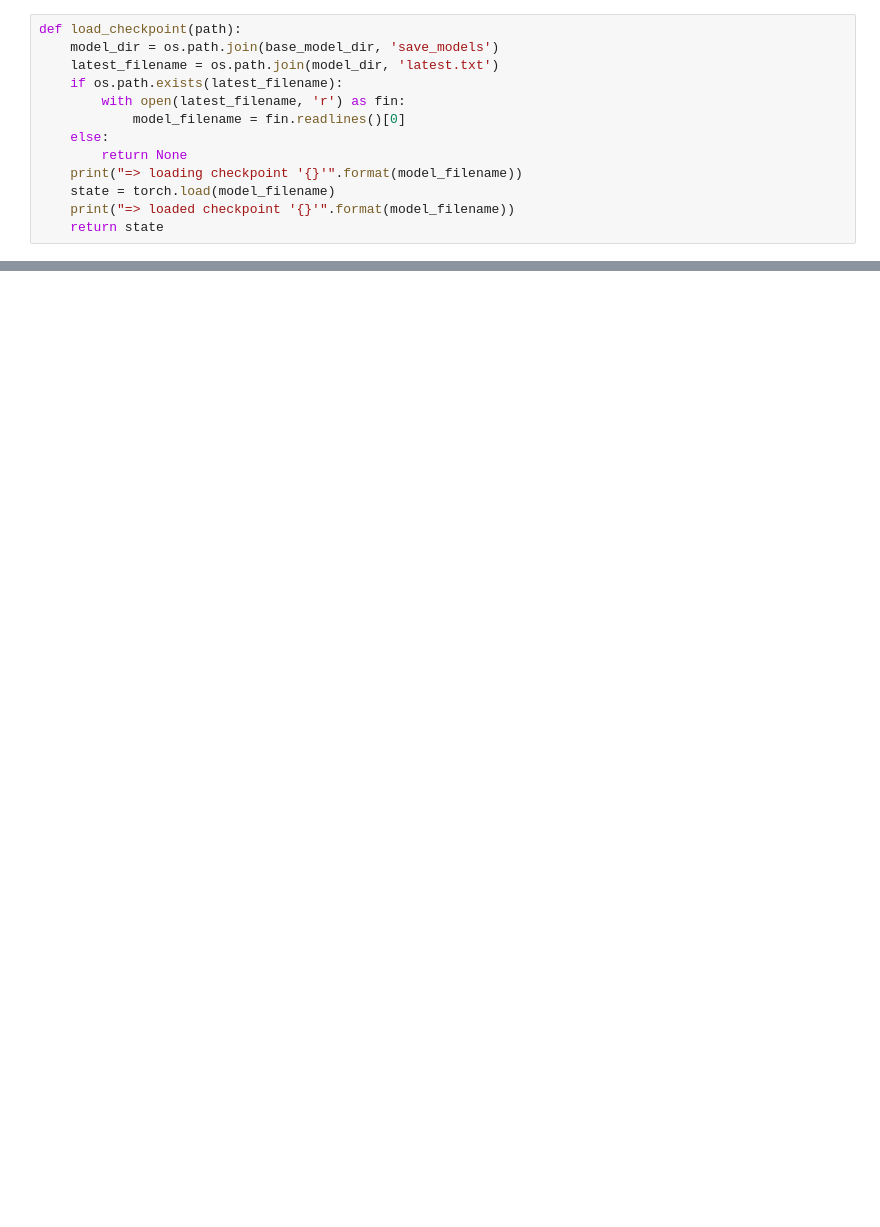
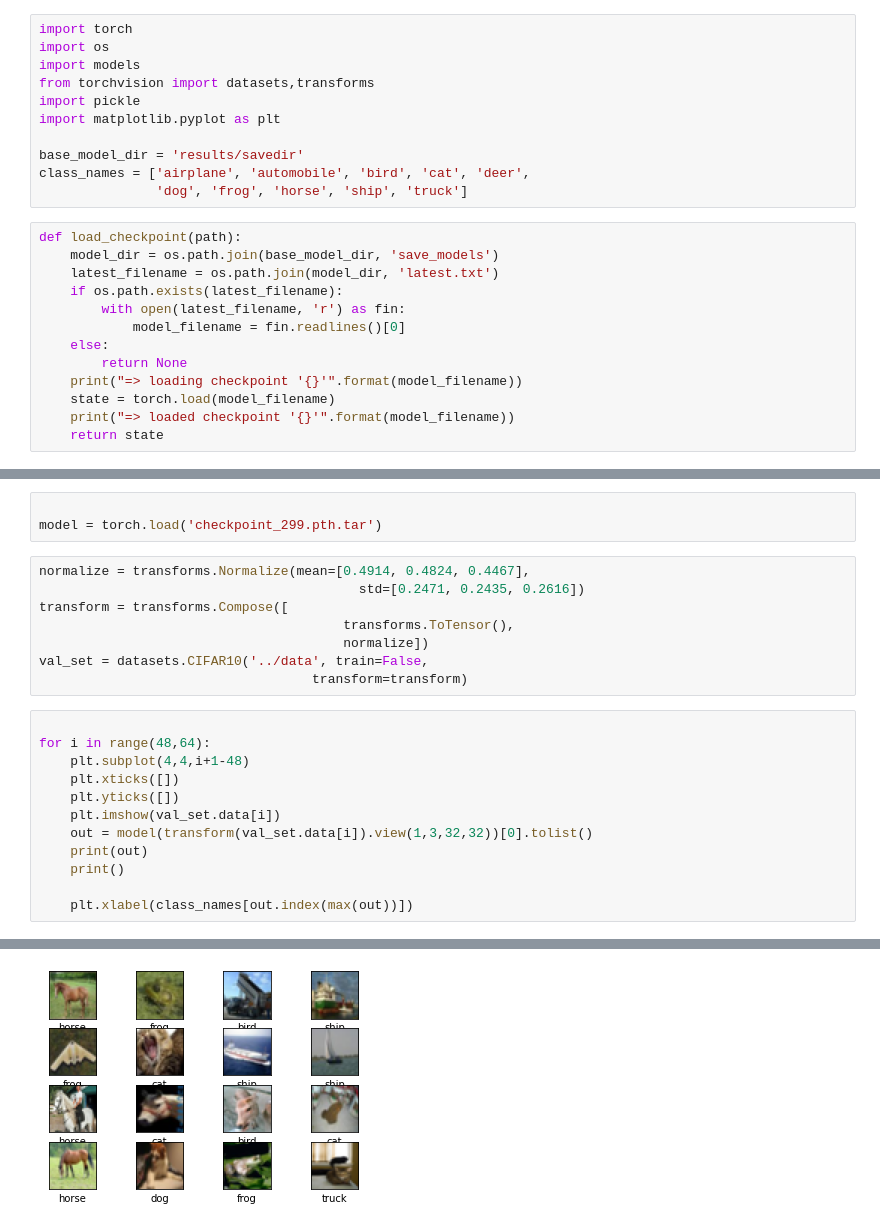
Before and after one commit to PCIHD/LDSCondenseNet, a Jupyter notebook: load_and_test.ipynb, the cells around one changed output, grey strips where cells are left out. Saved outputs shown, nothing was run; the diff lists cells and outputs as text; blank space fills up the shorter version.

Commit message:
Finished Model

```diff
--- a/load_and_test.ipynb
+++ b/load_and_test.ipynb
@@ -7,3 +1,14 @@ base_model_dir = 'results/savedir'
+# %%
+import torch
+import os
+import models
+from torchvision import datasets,transforms
+import pickle
+import matplotlib.pyplot as plt
+
+base_model_dir = 'results/savedir'
+class_names = ['airplane', 'automobile', 'bird', 'cat', 'deer',
+               'dog', 'frog', 'horse', 'ship', 'truck']
 # %%
 def load_checkpoint(path):
     model_dir = os.path.join(base_model_dir, 'save_models')
@@ -25,0 +27,24 @@ SyntaxError: invalid syntax (<ipython-input-15-e958f6db9f14>, line 1)
+# %%
+
+model = torch.load('checkpoint_299.pth.tar')
+# %%
+normalize = transforms.Normalize(mean=[0.4914, 0.4824, 0.4467],
+                                         std=[0.2471, 0.2435, 0.2616])
+transform = transforms.Compose([
+                                       transforms.ToTensor(),
+                                       normalize])
+val_set = datasets.CIFAR10('../data', train=False,
+                                   transform=transform)
+# %%
+
+for i in range(48,64):
+    plt.subplot(4,4,i+1-48)
+    plt.xticks([])
+    plt.yticks([])
+    plt.imshow(val_set.data[i])
+    out = model(transform(val_set.data[i]).view(1,3,32,32))[0].tolist()
+    print(out)
+    print()
+
+    plt.xlabel(class_names[out.index(max(out))])
+# %% [output]
@@ -25,0 +68 @@ SyntaxError: invalid syntax (<ipython-input-15-e958f6db9f14>, line 1)
+[figure, added]
```
Also changed, not shown: parts of 9 cells of this notebook, 10 other files.
